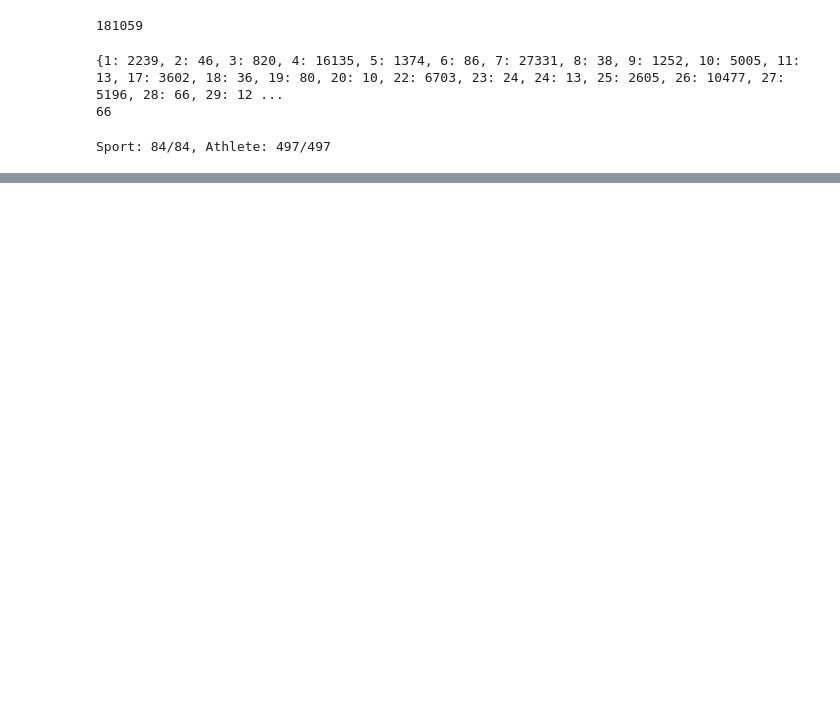
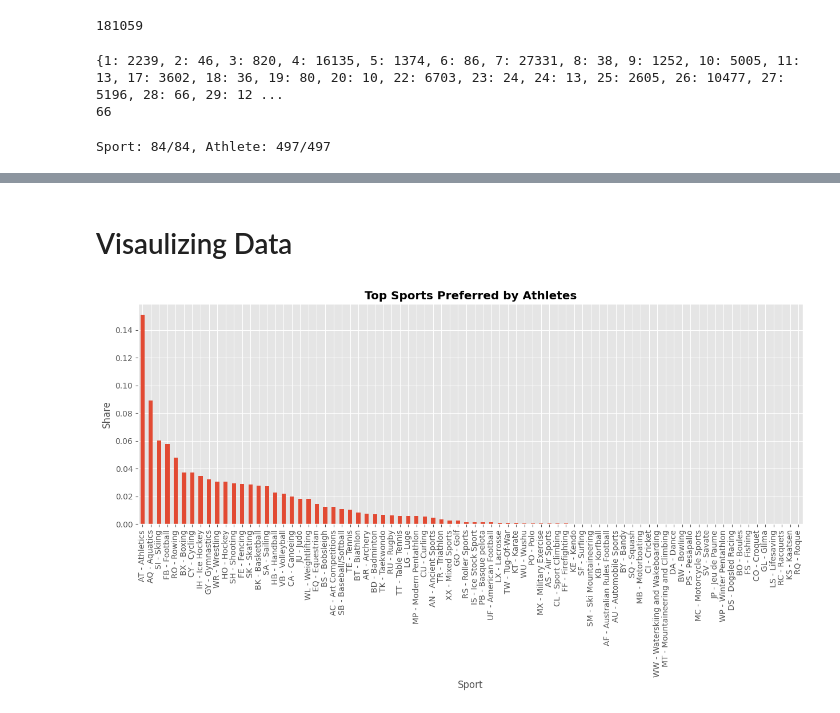
Before and after one commit to beridzeg45/Exploratory-Data-Analysis-with-Python, a Jupyter notebook: athletes.ipynb, the cells around one changed output, grey strips where cells are left out. Drawn from its saved outputs; the diff is of its cells as text; code cells hidden in the pictures; blank space fills up the shorter version.

```diff
--- a/athletes.ipynb
+++ b/athletes.ipynb
@@ -123,0 +170,2 @@ Sport: 84/84, Athlete: 497/497
+# %%
+df=df.drop(columns=['Original name','Affiliations','Nick/petnames','Other names', 'Nationality', 'Name order', 'Title(s)'])
@@ -123,0 +187,18 @@ Sport: 84/84, Athlete: 497/497
+# %%
+df['Born']=df['Born'].apply(lambda x:
+                 x.strip().split('in')[0] if isinstance(x,str) and 'in' in str(x) else
+                 ' '.join(x.split(' ')[:3]) if isinstance(x,str) and 'in' not in str(x) else x)
+df['Born']=pd.to_datetime(df['Born'],format='mixed', errors='coerce')
+
+
+df['Died']=df['Died'].apply(lambda x:
+                 x.strip().split('in')[0] if isinstance(x,str) and 'in' in str(x) else
+                 ' '.join(x.split(' ')[:3]) if isinstance(x,str) and 'in' not in str(x) else x)
+df['Died']=pd.to_datetime(df['Died'],format='mixed', errors='coerce')
+# %%
+df['Height (cm)']=df['Measurements'].apply(lambda x:x.split('cm')[0].split('/')[-1] if isinstance(x,str) else None).apply(pd.to_numeric, errors='coerce')
+df['Weight (kg)']=df['Measurements'].apply(lambda x:x.split('kg')[0].split('/')[-1] if isinstance(x,str) else None).apply(pd.to_numeric, errors='coerce')
+
+df=df.drop(columns='Measurements')
+# %%
+df['Death Age']=((df['Died']-df['Born']).dt.days/365).round(2)
@@ -123,0 +245,10 @@ Sport: 84/84, Athlete: 497/497
+# %% [markdown]
+# Visaulizing Data
+# %%
+plt.figure(figsize=(15,5))
+df['Sport'].value_counts(normalize=True).plot.bar()
+plt.title('Top Sports Preferred by Athletes',fontweight='bold')
+plt.ylabel('Share')
+plt.show()
+# %% [output]
+[figure, added]
```
Also changed, not shown: parts of 24 cells of this notebook.
